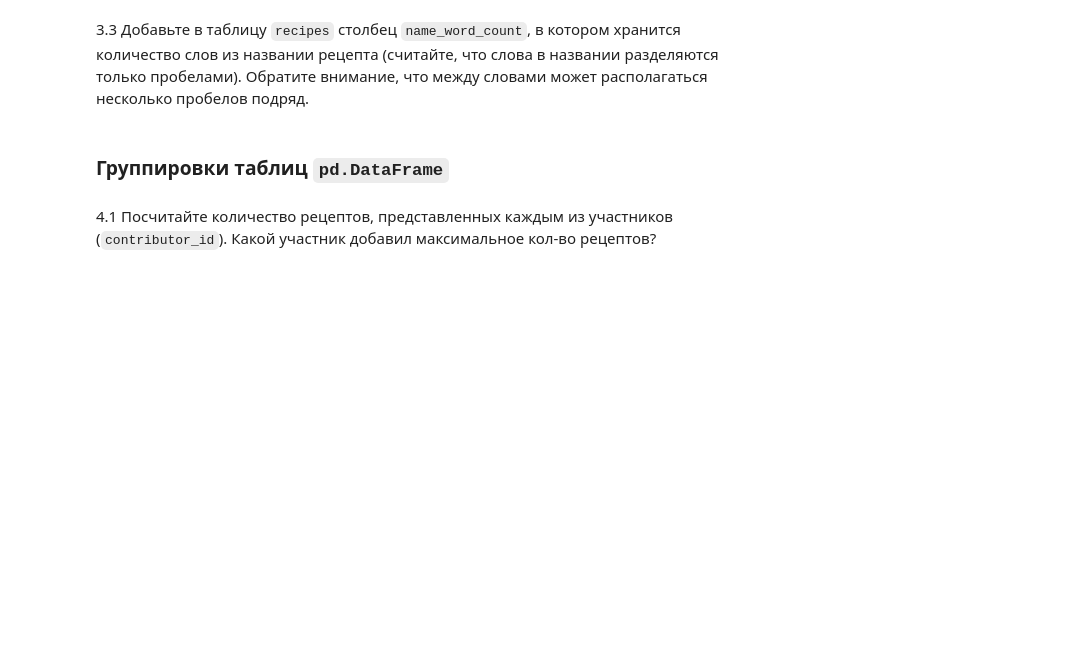
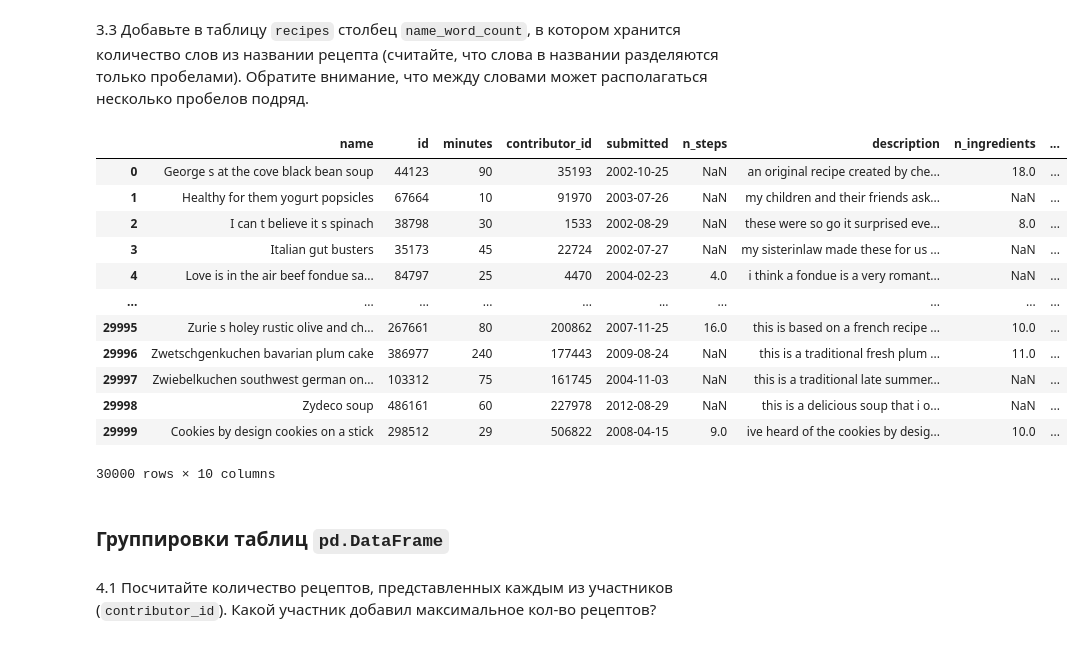
Before and after one commit to th0m45y3/uni_numpy, a Jupyter notebook: 02_pandas.ipynb, the cells around one changed output. Saved outputs shown, nothing was run; the diff lists cells and outputs as text; code cells hidden in the pictures; blank space fills up the shorter version.

```diff
--- a/02_pandas.ipynb
+++ b/02_pandas.ipynb
@@ -177,5 +322,24 @@ dtype: float64
 # %% [markdown]
 3.3 Добавьте в таблицу `recipes` столбец `name_word_count`, в котором хранится количество слов из названии рецепта (считайте, что слова в названии разделяются только пробелами). Обратите внимание, что между словами может располагаться несколько пробелов подряд.
+# %%
+#recipes['name'] = recipes['name'].replace({'\W':' '},regex=True).str.strip()
+recipes = recipes.replace(r'[^\w\s]|_', '', regex=True).replace(r'\s+', ' ', regex=True)
+recipes['name_word_count'] = recipes['name'].str.split(' ').str.len()
+recipes
+# %% [output]
+|  | name | id | minutes | contributor_id | submitted | n_steps | description | n_ingredients | ... |
+| 0 | George s at the cove black bean soup | 44123 | 90 | 35193 | 2002-10-25 | NaN | an original recipe created by che... | 18.0 | ... |
+| 1 | Healthy for them yogurt popsicles | 67664 | 10 | 91970 | 2003-07-26 | NaN | my children and their friends ask... | NaN | ... |
+| 2 | I can t believe it s spinach | 38798 | 30 | 1533 | 2002-08-29 | NaN | these were so go it surprised eve... | 8.0 | ... |
+| 3 | Italian gut busters | 35173 | 45 | 22724 | 2002-07-27 | NaN | my sisterinlaw made these for us ... | NaN | ... |
+| 4 | Love is in the air beef fondue sa... | 84797 | 25 | 4470 | 2004-02-23 | 4.0 | i think a fondue is a very romant... | NaN | ... |
+| ... | ... | ... | ... | ... | ... | ... | ... | ... | ... |
+| 29995 | Zurie s holey rustic olive and ch... | 267661 | 80 | 200862 | 2007-11-25 | 16.0 | this is based on a french recipe ... | 10.0 | ... |
+| 29996 | Zwetschgenkuchen bavarian plum cake | 386977 | 240 | 177443 | 2009-08-24 | NaN | this is a traditional fresh plum ... | 11.0 | ... |
+| 29997 | Zwiebelkuchen southwest german on... | 103312 | 75 | 161745 | 2004-11-03 | NaN | this is a traditional late summer... | NaN | ... |
+| 29998 | Zydeco soup | 486161 | 60 | 227978 | 2012-08-29 | NaN | this is a delicious soup that i o... | NaN | ... |
+| 29999 | Cookies by design cookies on a stick | 298512 | 29 | 506822 | 2008-04-15 | 9.0 | ive heard of the cookies by desig... | 10.0 | ... |
+30000 rows × 10 columns
 # %% [markdown]
 ### Группировки таблиц `pd.DataFrame`
 # %% [markdown]
```
Also changed, not shown: parts of 22 cells of this notebook, 3 other files.
